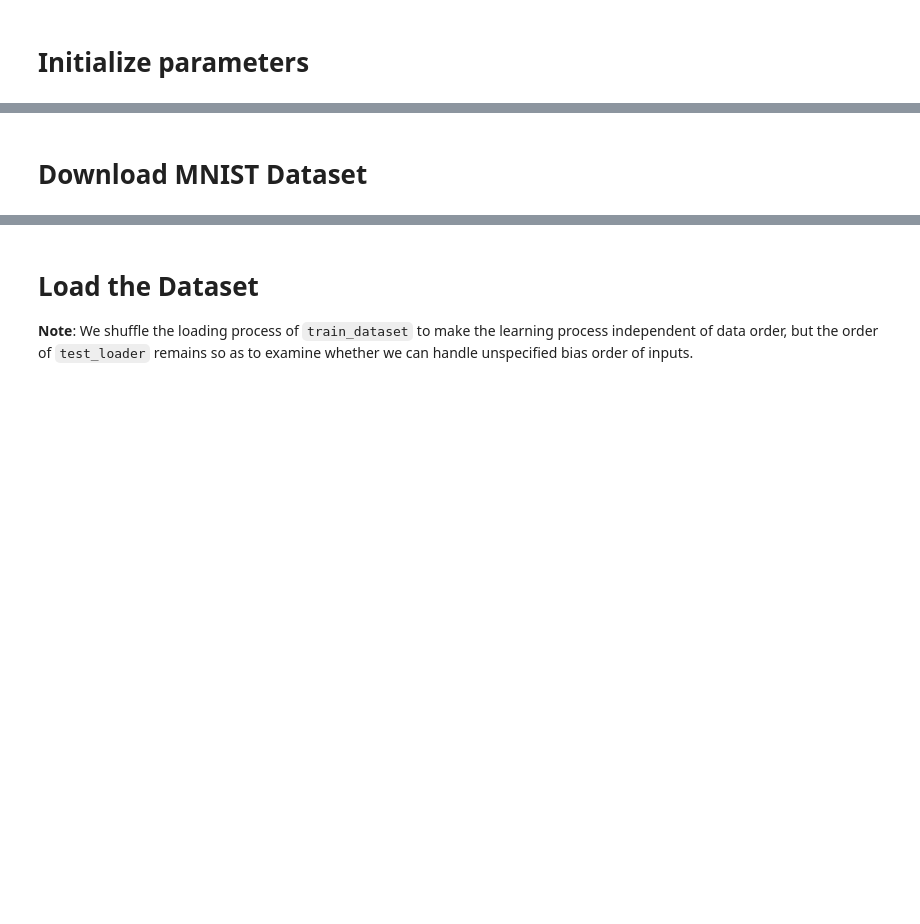
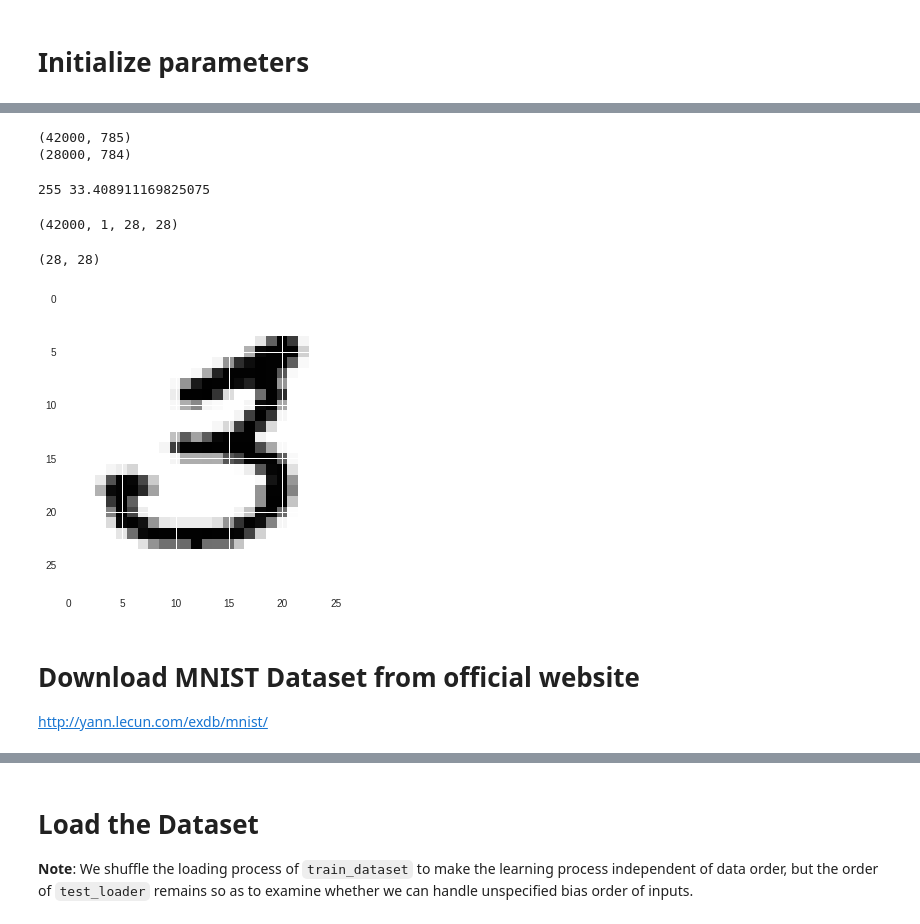
Before and after one commit to byebye/MNIST, a Jupyter notebook: MNIST.ipynb, the cells around one changed output, grey strips where cells are left out. Saved outputs shown, nothing was run; the diff lists cells and outputs as text; code cells hidden in the pictures; blank space fills up the shorter version.

Commit message:
Somewhat working version, with charts

```diff
--- a/MNIST.ipynb
+++ b/MNIST.ipynb
@@ -37,0 +65,42 @@ learning_rate = 1e-3  # The speed of convergence
+# %%
+import pandas as pd
+
+kaggle_train_file = pd.read_csv('train.csv', dtype='uint8')
+kaggle_test_file = pd.read_csv('test.csv', dtype='uint8')
+# %%
+print(kaggle_train_file.shape)
+print(kaggle_test_file.shape)
+# %% [output]
+(42000, 785)
+(28000, 784)
+# %%
+Y = kaggle_train_file["label"].values
+X = kaggle_train_file.drop(labels=["label"], axis=1).values
+X = X.reshape(-1, 1, 28, 28)
+del kaggle_train_file
+# %%
+import seaborn as sns
+import numpy as np
+
+print(np.max(X),np.mean(X))
+#g = sns.countplot(X.flatten())
+#h = sns.countplot(Y)
+# np.histogram(X, bins=np.array(range(256)))
+# %% [output]
+255 33.408911169825075
+# %%
+#X = X.reshape(-1, 1, 28, 28)
+print(X.shape)
+
+from sklearn.model_selection import train_test_split
+X_train, X_validation, Y_train, Y_validation = train_test_split(X, Y,
+                                                    train_size=train_size,
+                                                    test_size=validation_size,
+                                                    stratify=Y)
+# %% [output]
+(42000, 1, 28, 28)
+# %%
+g = plt.imshow(X_train[0][0,:,:])
+# %% [output]
+(28, 28)
+[figure, added]
@@ -38,3 +139,4 @@ learning_rate = 1e-3  # The speed of convergence
 # %% [markdown]
-# Download MNIST Dataset
+# Download MNIST Dataset from official website
+http://yann.lecun.com/exdb/mnist/
 # %%
```
Also changed, not shown: parts of 21 cells of this notebook.
